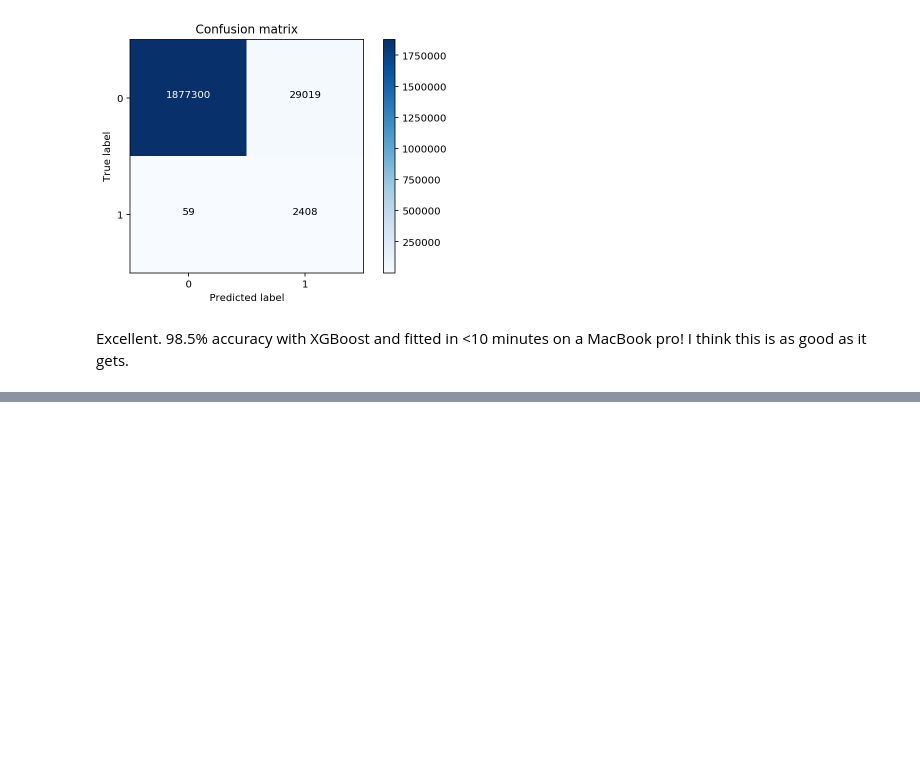
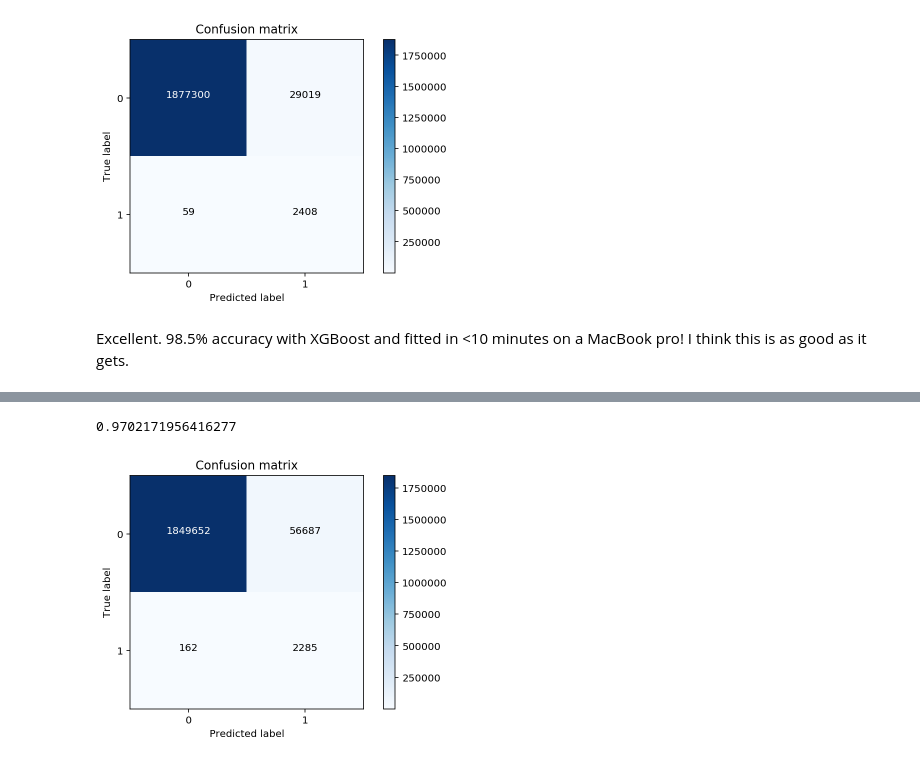
Before and after one commit to scheckley/bank_fraud_tensor, a Jupyter notebook: scratch-scikit.ipynb, the cells around one changed output, grey strips where cells are left out. Drawn from its saved outputs; the diff is of its cells as text; code cells hidden in the pictures; blank space fills up the shorter version.

Commit message:
updated scikit learn notebook with tensorflow.

```diff
--- a/scratch-scikit.ipynb
+++ b/scratch-scikit.ipynb
@@ -589,0 +592,25 @@ Excellent. 98.5% accuracy with XGBoost and fitted in <10 minutes on a MacBook pr
+# %%
+# https://towardsdatascience.com/from-scikit-learn-to-tensorflow-part-1-9ee0b96d4c85
+
+# ------------------------------------------
+# TensorFlow Implementation
+# ------------------------------------------
+
+import tensorflow as tf
+# Extract the features from the training data
+feats = tf.contrib.learn.infer_real_valued_columns_from_input(X_train)
+
+# Building a 7-layer hidden layer DNN comprising 20 units in each layer
+classifier_tf = tf.contrib.learn.DNNClassifier(
+    feature_columns=feats, hidden_units=[20,20,20,20,20,20,20], n_classes=2)
+
+# Use the train data to train this classifier
+classifier_tf.fit(
+    X_train,
+    y_train_resampled,
+    steps=4000,
+    batch_size=100)
+
+# Use the trained model to predict on the test data
+predictions = list(classifier_tf.predict(X_test, as_iterable=True))
+score = metrics.accuracy_score(y_test, predictions)
@@ -589,0 +635,12 @@ Excellent. 98.5% accuracy with XGBoost and fitted in <10 minutes on a MacBook pr
+# %%
+score
+# %% [output]
+0.9702171956416277
+# %%
+dat = confusion_matrix(y_test, predictions)
+
+plot_confusion_matrix(
+    dat, classes=[0,1], title='Confusion matrix')
+plt.show()
+# %% [output]
+[figure, added]
```
Also changed, not shown: parts of 3 cells of this notebook.
